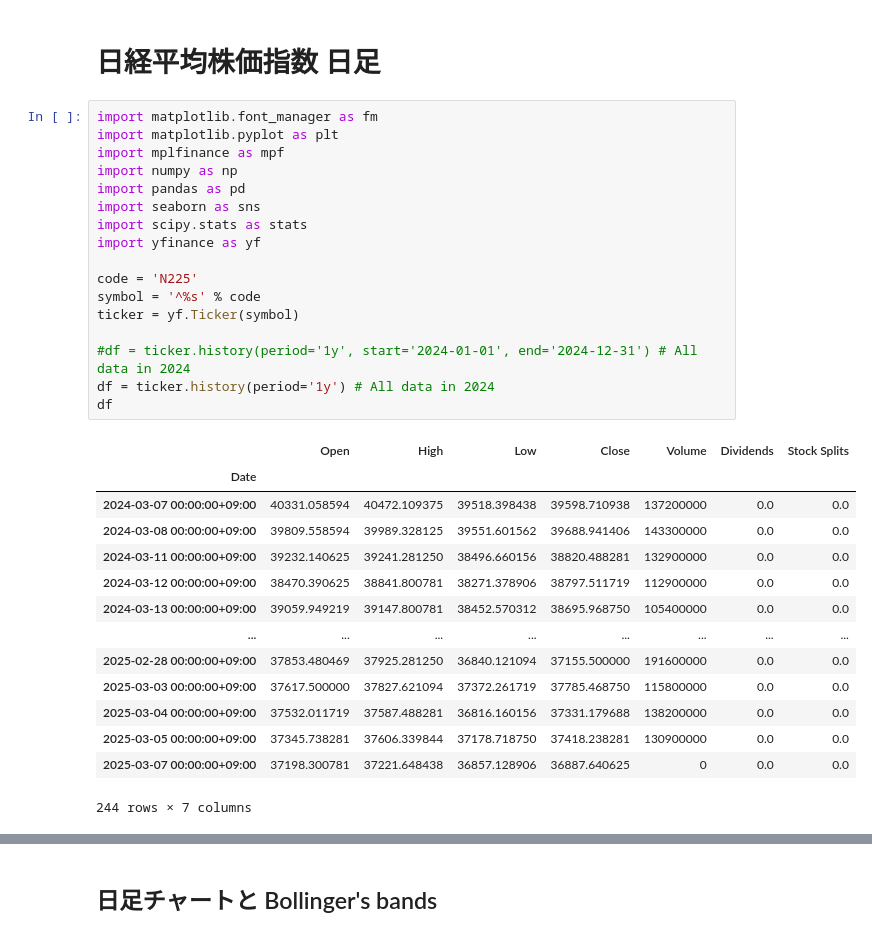
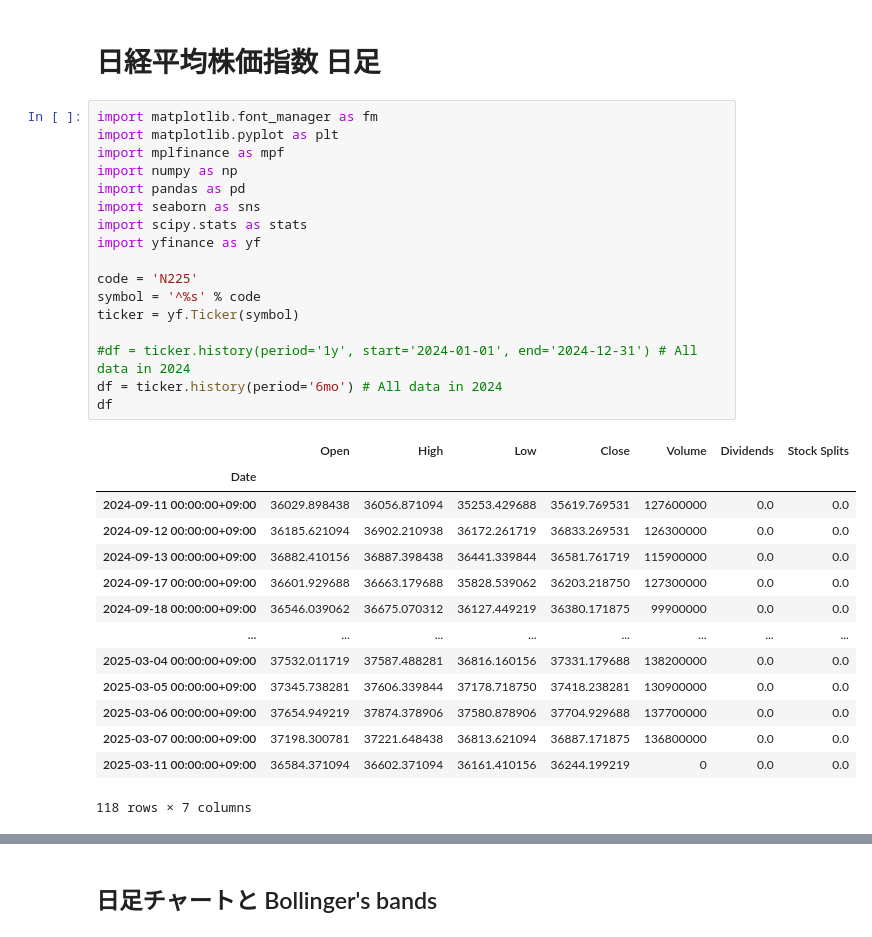
Before and after one commit to bitwalk123/stock, a Jupyter notebook: weekly/report_daily_bollinger_robust_n255.ipynb, the cells around one changed output, grey strips where cells are left out. Drawn from its saved outputs; the diff is of its cells as text.

```diff
--- a/weekly/report_daily_bollinger_robust_n255.ipynb
+++ b/weekly/report_daily_bollinger_robust_n255.ipynb
@@ -3,35 +3,35 @@
 # %%
 import matplotlib.font_manager as fm
 import matplotlib.pyplot as plt
 import mplfinance as mpf
 import numpy as np
 import pandas as pd
 import seaborn as sns
 import scipy.stats as stats
 import yfinance as yf
 
 code = 'N225'
 symbol = '^%s' % code
 ticker = yf.Ticker(symbol)
 
 #df = ticker.history(period='1y', start='2024-01-01', end='2024-12-31') # All data in 2024
-df = ticker.history(period='1y') # All data in 2024
+df = ticker.history(period='6mo') # All data in 2024
 df
 # %% [output]
 |  | Open | High | Low | Close | Volume | Dividends | Stock Splits |
 | Date |  |  |  |  |  |  |  |
-| 2024-03-07 00:00:00+09:00 | 40331.058594 | 40472.109375 | 39518.398438 | 39598.710938 | 137200000 | 0.0 | 0.0 |
-| 2024-03-08 00:00:00+09:00 | 39809.558594 | 39989.328125 | 39551.601562 | 39688.941406 | 143300000 | 0.0 | 0.0 |
-| 2024-03-11 00:00:00+09:00 | 39232.140625 | 39241.281250 | 38496.660156 | 38820.488281 | 132900000 | 0.0 | 0.0 |
-| 2024-03-12 00:00:00+09:00 | 38470.390625 | 38841.800781 | 38271.378906 | 38797.511719 | 112900000 | 0.0 | 0.0 |
-| 2024-03-13 00:00:00+09:00 | 39059.949219 | 39147.800781 | 38452.570312 | 38695.968750 | 105400000 | 0.0 | 0.0 |
+| 2024-09-11 00:00:00+09:00 | 36029.898438 | 36056.871094 | 35253.429688 | 35619.769531 | 127600000 | 0.0 | 0.0 |
+| 2024-09-12 00:00:00+09:00 | 36185.621094 | 36902.210938 | 36172.261719 | 36833.269531 | 126300000 | 0.0 | 0.0 |
+| 2024-09-13 00:00:00+09:00 | 36882.410156 | 36887.398438 | 36441.339844 | 36581.761719 | 115900000 | 0.0 | 0.0 |
+| 2024-09-17 00:00:00+09:00 | 36601.929688 | 36663.179688 | 35828.539062 | 36203.218750 | 127300000 | 0.0 | 0.0 |
+| 2024-09-18 00:00:00+09:00 | 36546.039062 | 36675.070312 | 36127.449219 | 36380.171875 | 99900000 | 0.0 | 0.0 |
 | ... | ... | ... | ... | ... | ... | ... | ... |
-| 2025-02-28 00:00:00+09:00 | 37853.480469 | 37925.281250 | 36840.121094 | 37155.500000 | 191600000 | 0.0 | 0.0 |
-| 2025-03-03 00:00:00+09:00 | 37617.500000 | 37827.621094 | 37372.261719 | 37785.468750 | 115800000 | 0.0 | 0.0 |
 | 2025-03-04 00:00:00+09:00 | 37532.011719 | 37587.488281 | 36816.160156 | 37331.179688 | 138200000 | 0.0 | 0.0 |
 | 2025-03-05 00:00:00+09:00 | 37345.738281 | 37606.339844 | 37178.718750 | 37418.238281 | 130900000 | 0.0 | 0.0 |
-| 2025-03-07 00:00:00+09:00 | 37198.300781 | 37221.648438 | 36857.128906 | 36887.640625 | 0 | 0.0 | 0.0 |
+| 2025-03-06 00:00:00+09:00 | 37654.949219 | 37874.378906 | 37580.878906 | 37704.929688 | 137700000 | 0.0 | 0.0 |
+| 2025-03-07 00:00:00+09:00 | 37198.300781 | 37221.648438 | 36813.621094 | 36887.171875 | 136800000 | 0.0 | 0.0 |
+| 2025-03-11 00:00:00+09:00 | 36584.371094 | 36602.371094 | 36161.410156 | 36244.199219 | 0 | 0.0 | 0.0 |
-244 rows × 7 columns
+118 rows × 7 columns
 # %%
 df0 = ticker.history(period='max')
 df0
```
Also changed, not shown: parts of 4 cells of this notebook, 10 other files.
